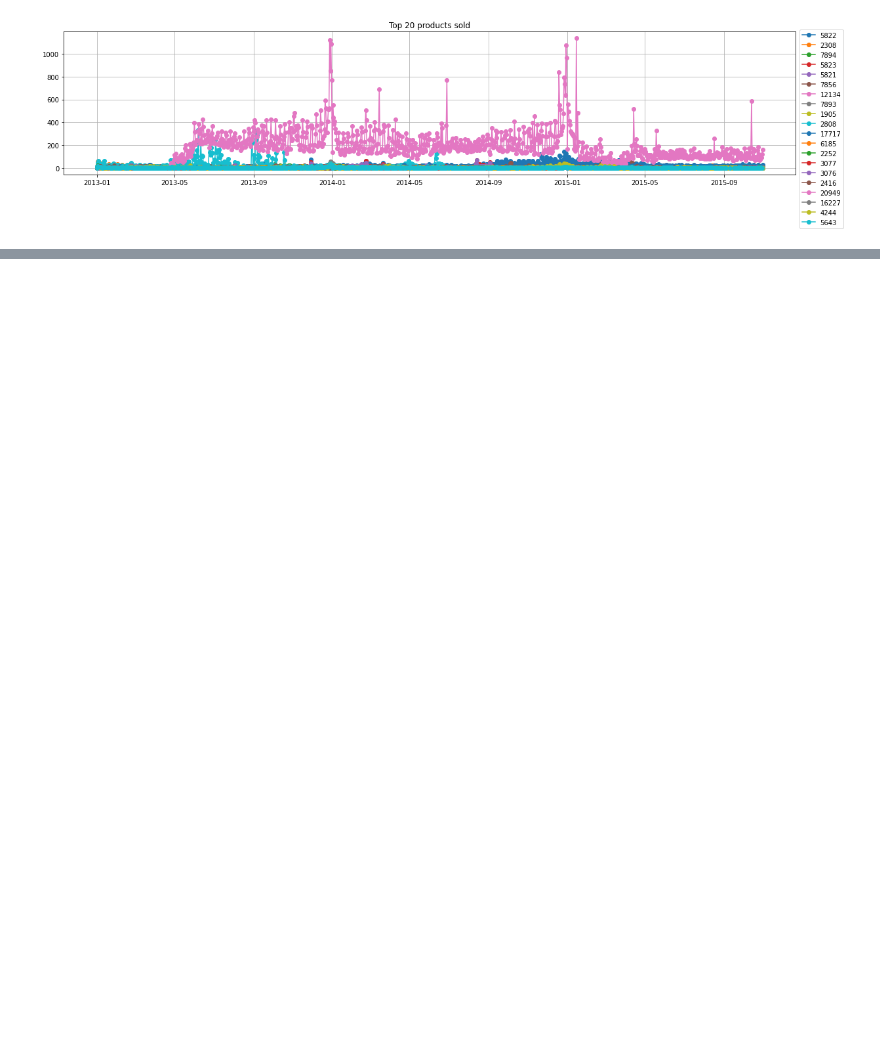
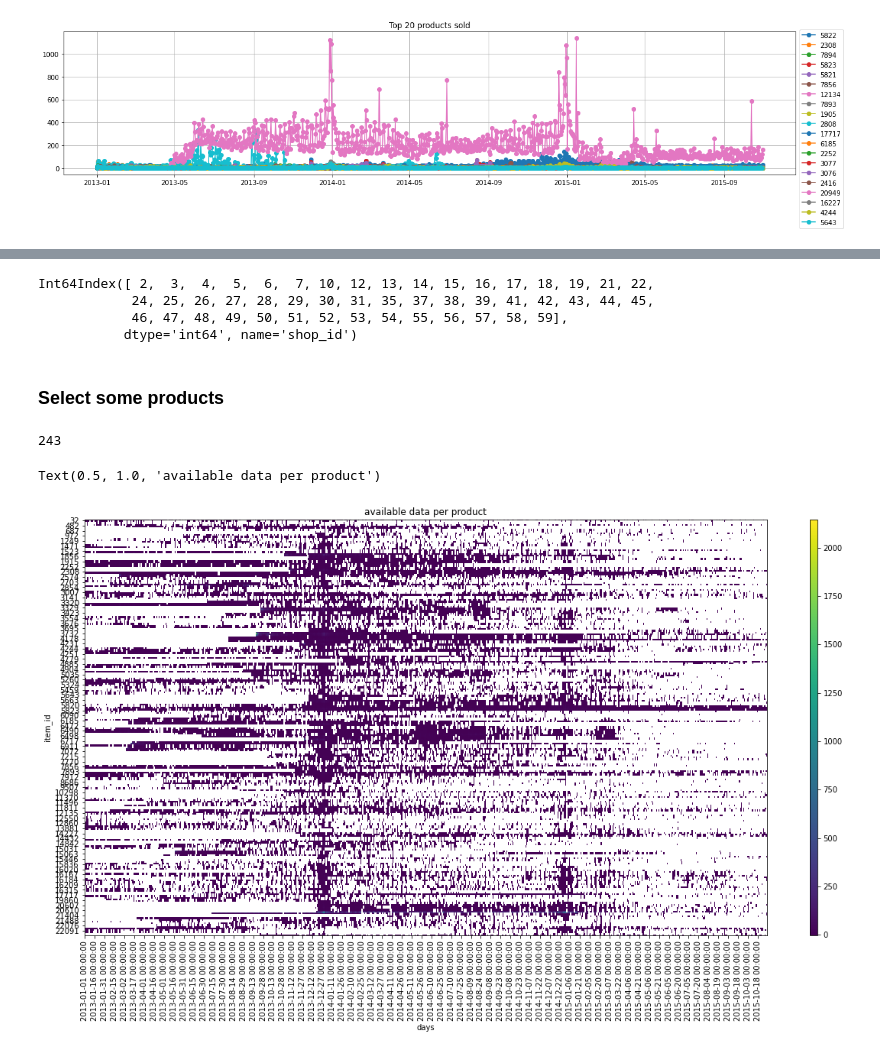
Before and after one commit to DaielChom/ann-predict-future-sales, a Jupyter notebook: 02 - data exploration.ipynb, the cells around one changed output, grey strips where cells are left out. Cells and saved outputs as stored; diff of their text form; code cells hidden in the pictures; blank space fills up the shorter version.

Commit message:
:pencil: data exploration

```diff
--- a/02 - data exploration.ipynb
+++ b/02 - data exploration.ipynb
@@ -171,0 +169,9 @@ Int64Index([ 2,  3,  4,  5,  6,  7, 10, 12, 13, 14, 15, 16, 17, 18, 19, 21, 22,
+# %%
+shops_to_use
+# %% [output]
+Int64Index([ 2,  3,  4,  5,  6,  7, 10, 12, 13, 14, 15, 16, 17, 18, 19, 21, 22,
+            24, 25, 26, 27, 28, 29, 30, 31, 35, 37, 38, 39, 41, 42, 43, 44, 45,
+            46, 47, 48, 49, 50, 51, 52, 53, 54, 55, 56, 57, 58, 59],
+           dtype='int64', name='shop_id')
+# %% [markdown]
+### Select some products
@@ -171,0 +183,24 @@ Int64Index([ 2,  3,  4,  5,  6,  7, 10, 12, 13, 14, 15, 16, 17, 18, 19, 21, 22,
+# %%
+products_nan = daily_sell_per_product.T.isna().mean()
+products_nan = products_nan[products_nan<0.5]
+# %%
+products_to_use = products_nan.index.tolist()
+len(products_to_use)
+# %% [output]
+243
+# %%
+daily_sell_per_product = daily_sell_per_product.T[products_to_use].T
+# %%
+img = daily_sell_per_product.values
+# %%
+plt.figure(figsize=(20, 10))
+plt.imshow(img, aspect="auto")
+plt.colorbar(aspect=50)
+plt.xticks([i for i in range(daily_sell_per_product.columns.shape[0])][::15], daily_sell_per_product.columns.tolist()[::15], rotation=90);
+plt.yticks([i for i in range(daily_sell_per_product.index.shape[0])][::3], daily_sell_per_product.index.tolist()[::3]);
+plt.ylabel("item_id")
+plt.xlabel("days")
+plt.title("available data per product")
+# %% [output]
+Text(0.5, 1.0, 'available data per product')
+[figure, added]
```
Also changed, not shown: parts of 10 cells of this notebook.
